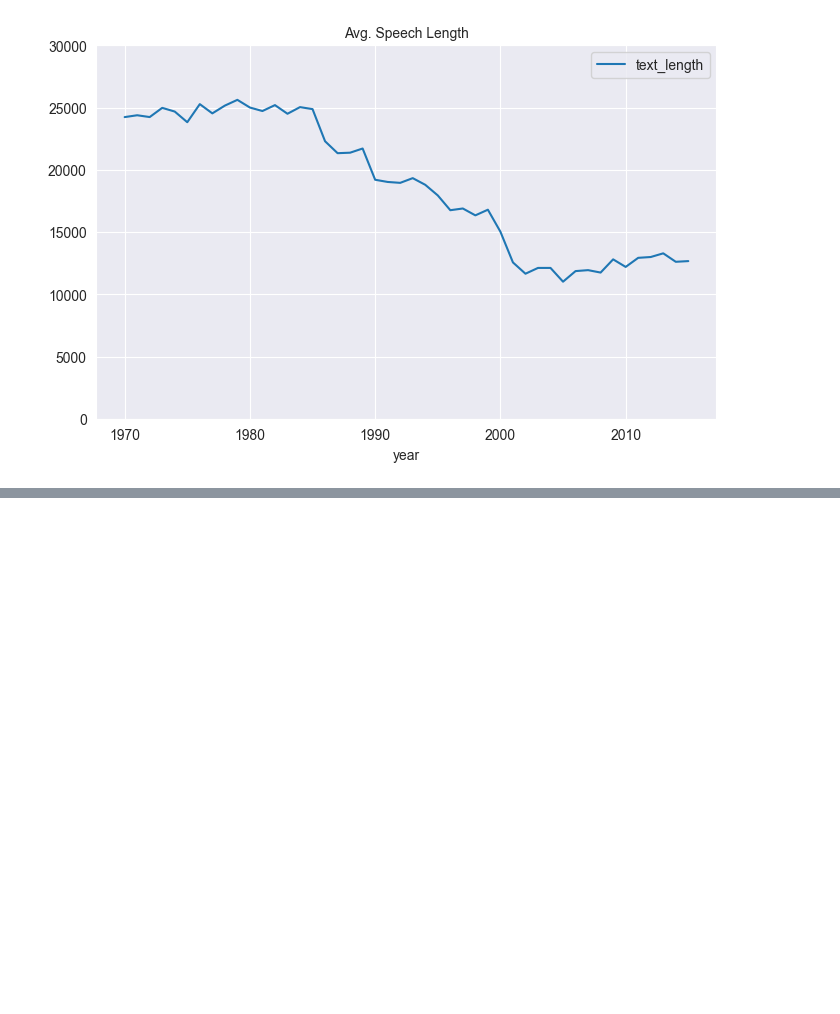
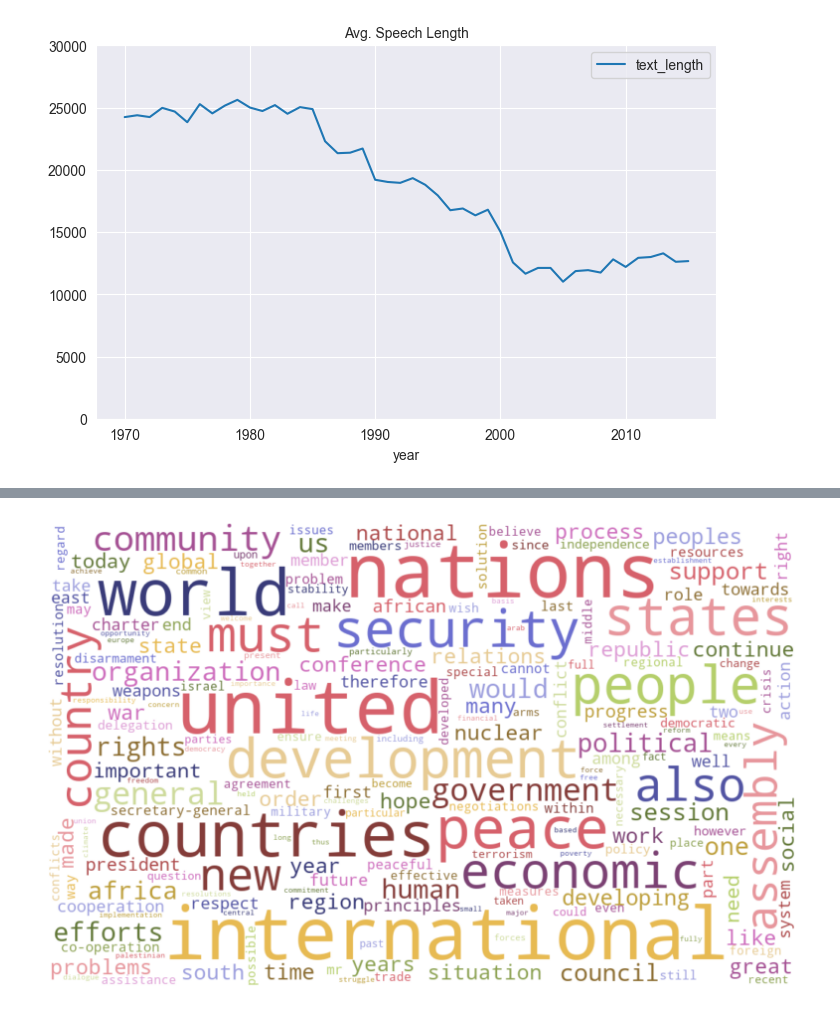
Before and after one commit to shane-kercheval/nlp-template, a Jupyter notebook: source/executables/text_eda.ipynb, the cells around one changed output, grey strips where cells are left out. Drawn from its saved outputs; the diff is of its cells as text; code cells hidden in the pictures; blank space fills up the shorter version.

```diff
--- a/source/executables/text_eda.ipynb
+++ b/source/executables/text_eda.ipynb
@@ -144,3 +144,5 @@ df.groupby('year').agg({'text_length': 'mean'}) \
   .plot(title="Avg. Speech Length", ylim=(0,30000));
 # %% [output]
 [figure]
+# %%
+counts_df = count_tokens(df['tokens'])
@@ -146,0 +186,17 @@ df.groupby('year').agg({'text_length': 'mean'}) \
+# %%
+wc = wordcloud.WordCloud(background_color='white',
+    #colormap='RdYlGn',
+    colormap='tab20b',
+    width=round(hlp.plot.STANDARD_WIDTH*100),
+    height=round(hlp.plot.STANDARD_HEIGHT*100),
+    max_words = 200, max_font_size=100,
+    random_state=42
+)
+wc.generate_from_frequencies(counts_df.to_dict()['frequency'])
+
+fig, ax = plt.subplots(figsize=(hlp.plot.STANDARD_WIDTH, hlp.plot.STANDARD_HEIGHT))
+ax.imshow(wc, interpolation='bilinear')
+#plt.title("XXX")
+plt.axis('off');
+# %% [output]
+[figure, added]
```
Also changed, not shown: parts of 16 cells of this notebook.
